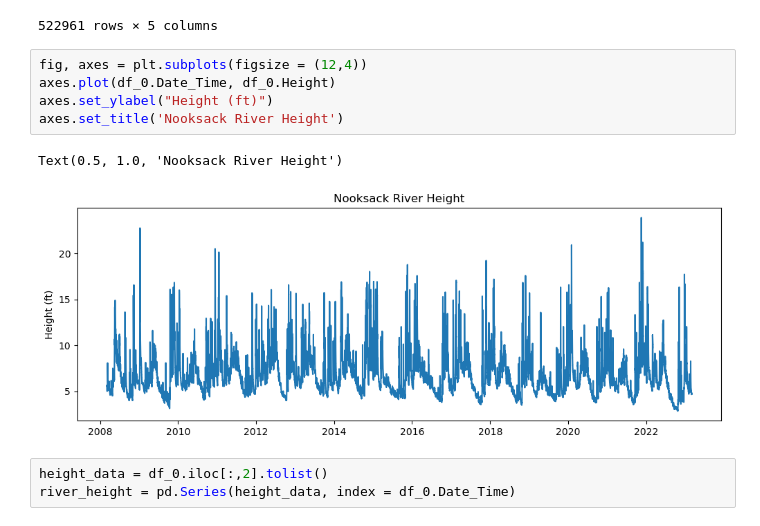
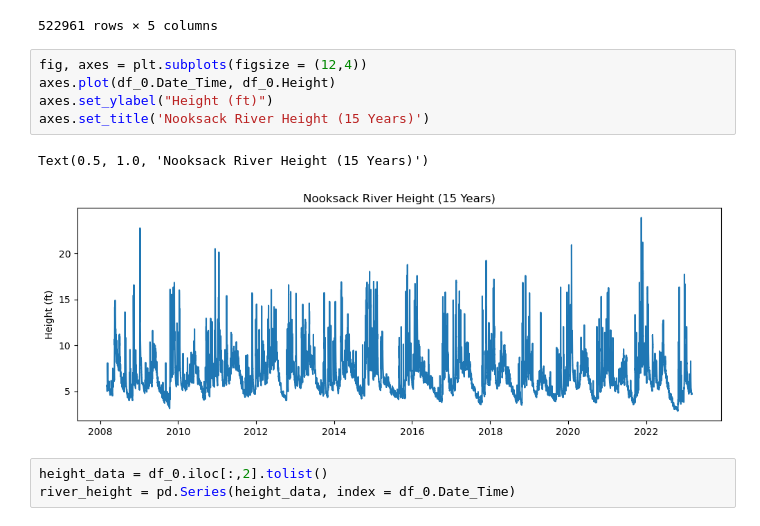
Before and after one commit to tydunn1/Nooksack_River_Analysis, a Jupyter notebook: Final.ipynb, the cells around one changed output. Saved outputs shown, nothing was run; the diff lists cells and outputs as text.

```diff
--- a/Final.ipynb
+++ b/Final.ipynb
@@ -98,11 +98,11 @@ df_0
 # %%
 fig, axes = plt.subplots(figsize = (12,4))
 axes.plot(df_0.Date_Time, df_0.Height)
 axes.set_ylabel("Height (ft)")
-axes.set_title('Nooksack River Height')
+axes.set_title('Nooksack River Height (15 Years)')
 # %% [output]
-Text(0.5, 1.0, 'Nooksack River Height')
+Text(0.5, 1.0, 'Nooksack River Height (15 Years)')
-[figure, old version]
+[figure, new version]
 # %%
 height_data = df_0.iloc[:,2].tolist()
 river_height = pd.Series(height_data, index = df_0.Date_Time)
```
Also changed, not shown: parts of 2 cells of this notebook, 7 other files.
